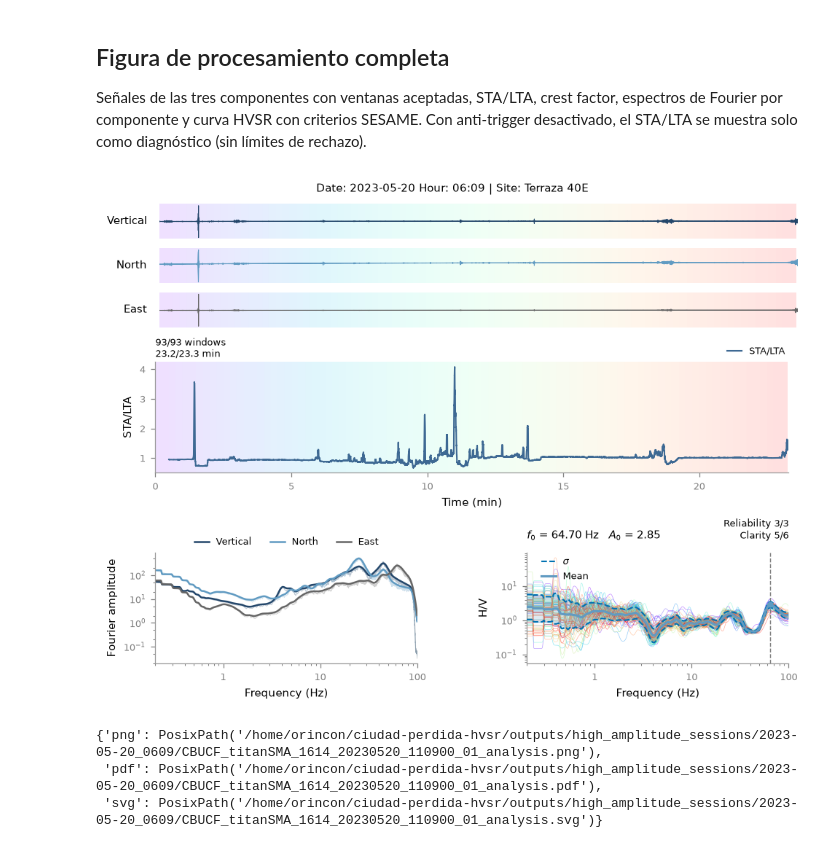
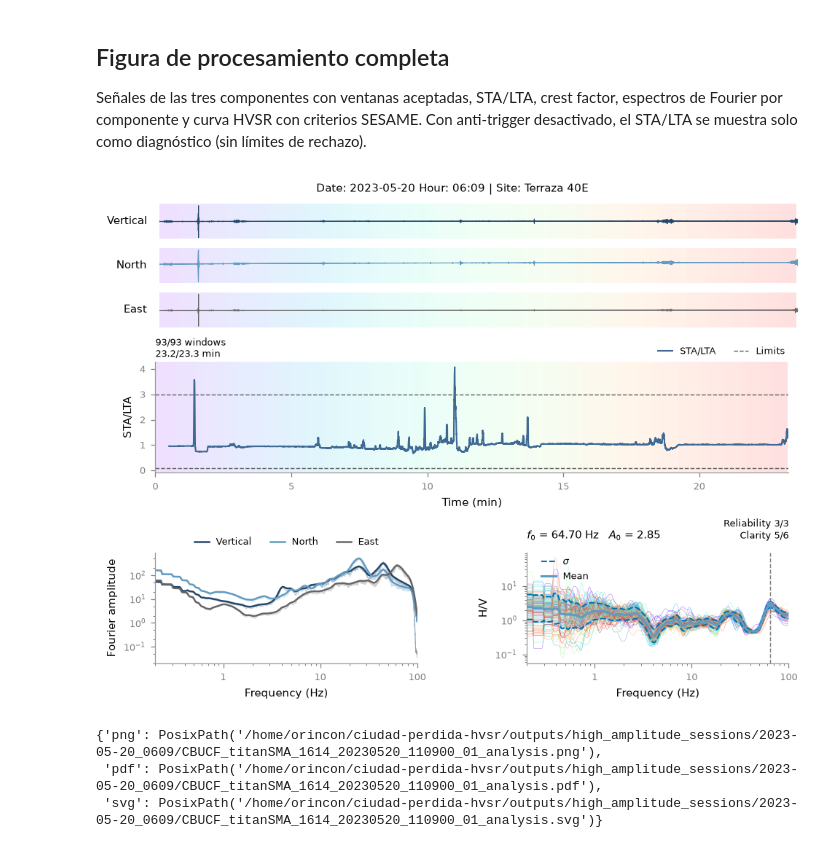
Before and after one commit to oscar-rincon/ciudad-perdida-hvsr, a Jupyter notebook: main/02_processing/hvsr_analysis_2023-05-20_0609.ipynb, the cells around one changed output. Drawn from its saved outputs; the diff is of its cells as text; code cells hidden in the pictures.

```diff
--- a/main/02_processing/hvsr_analysis_2023-05-20_0609.ipynb
+++ b/main/02_processing/hvsr_analysis_2023-05-20_0609.ipynb
@@ -356,10 +356,10 @@ def make_analysis_figure(record, result, component_spectra, controls, style, sho
                             linestyle='-' if component == 'R' else controls['component_linestyles'][component],
                             lw=controls['sta_lta_line_width'], alpha=controls['sta_lta_alpha'],
                             label=label, rasterized=True)
-        if result.params.anti_trigger:
-            for index, limit in enumerate((result.params.sta_lta_min, result.params.sta_lta_max)):
-                sta_lta_ax.axhline(limit, color='0.4', ls='--', lw=0.7,
-                                  label='Limits' if index == 0 else None)
+        # Show thresholds even when anti-trigger is disabled; in that case they are diagnostic only.
+        for index, limit in enumerate((result.params.sta_lta_min, result.params.sta_lta_max)):
+            sta_lta_ax.axhline(limit, color='0.4', ls='--', lw=0.7,
+                              label='Limits' if index == 0 else None)
         sta_lta_ax.set(xlim=(0, (record.vt.n_samples - 1) * dt / 60),
                        xlabel='Time (min)', ylabel='STA/LTA')
         if show_crest:
@@ -432,34 +432,34 @@ def make_analysis_figure(record, result, component_spectra, controls, style, sho
             hp.style_axes(axis, grid=controls['grid'], style=style)
         if controls['fourier_yscale'] == 'log':
             fourier_ax.yaxis.set_major_locator(LogLocator(base=10, subs=(1,)))
             fourier_ax.yaxis.set_minor_locator(LogLocator(base=10, subs=(2, 5)))
             fourier_ax.yaxis.set_minor_formatter(NullFormatter())
         if controls['fourier_grid']:
             fourier_ax.grid(which='major', color='0.92', linewidth=0.4)
         hvsr_ax.title.set_fontsize(controls['hvsr_title_font_size'])
         return figure
 
 ANALYSIS_STYLE = hp.PaperStyle(width_in=6.4, font_size=7.0, tick_size=6.0, legend_size=6.0, dpi=300)
 fourier_data = hv.component_fourier_data(record, result)
 component_spectra = fourier_data.smoothed
 analysis_figure = make_analysis_figure(record, result, component_spectra, FIGURE_CONTROLS,
                                        ANALYSIS_STYLE, show_windows=True,
                                        fourier_data=fourier_data)
 start_colombia = pd.Timestamp(session['starttime']).tz_convert('America/Bogota')
 analysis_figure.suptitle(
     f"Date: {start_colombia:%Y-%m-%d} Hour: {start_colombia:%H:%M} | Site: Terraza 40E",
     fontsize=ANALYSIS_STYLE.font_size,
 )
 plt.show()
 analysis_paths = hp.save_figure(
     analysis_figure, OUTPUT_DIR / f'{SESSION_ID}_analysis',
     formats=('png', 'pdf', 'svg'), style=ANALYSIS_STYLE,
 )
 summary['figure_files'].update({f'analysis_{name}': str(path) for name, path in analysis_paths.items()})
 (OUTPUT_DIR / f'{SESSION_ID}_summary.json').write_text(json.dumps(summary, indent=2, default=str) + '\n')
 display(analysis_paths)
 # %% [output]
-[figure, old version]
+[figure, new version]
 {'png': PosixPath('/home/orincon/ciudad-perdida-hvsr/outputs/high_amplitude_sessions/2023-05-20_0609/CBUCF_titanSMA_1614_20230520_110900_01_analysis.png'),
  'pdf': PosixPath('/home/orincon/ciudad-perdida-hvsr/outputs/high_amplitude_sessions/2023-05-20_0609/CBUCF_titanSMA_1614_20230520_110900_01_analysis.pdf'),
  'svg': PosixPath('/home/orincon/ciudad-perdida-hvsr/outputs/high_amplitude_sessions/2023-05-20_0609/CBUCF_titanSMA_1614_20230520_110900_01_analysis.svg')}
```
Also changed, not shown: parts of 1 cell of this notebook, 15 other files.
